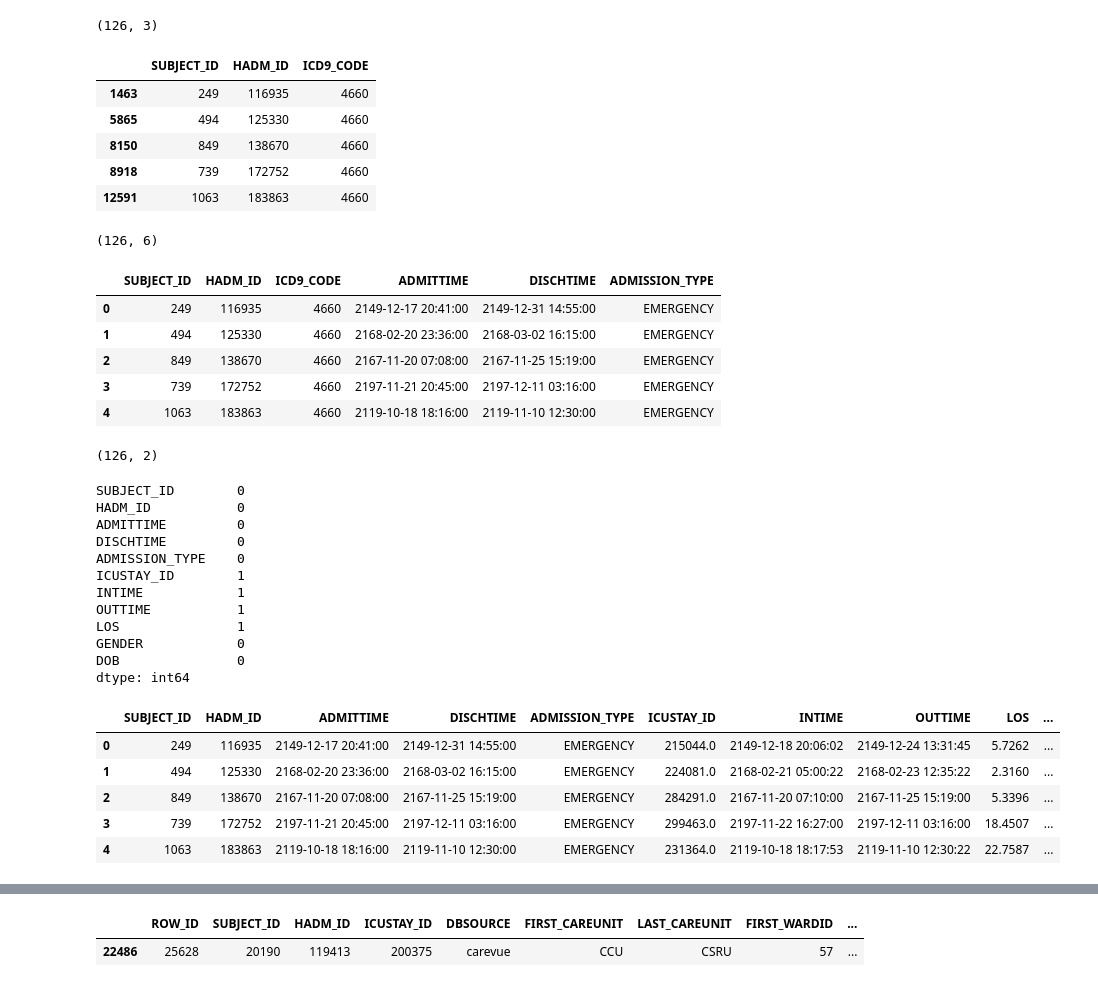
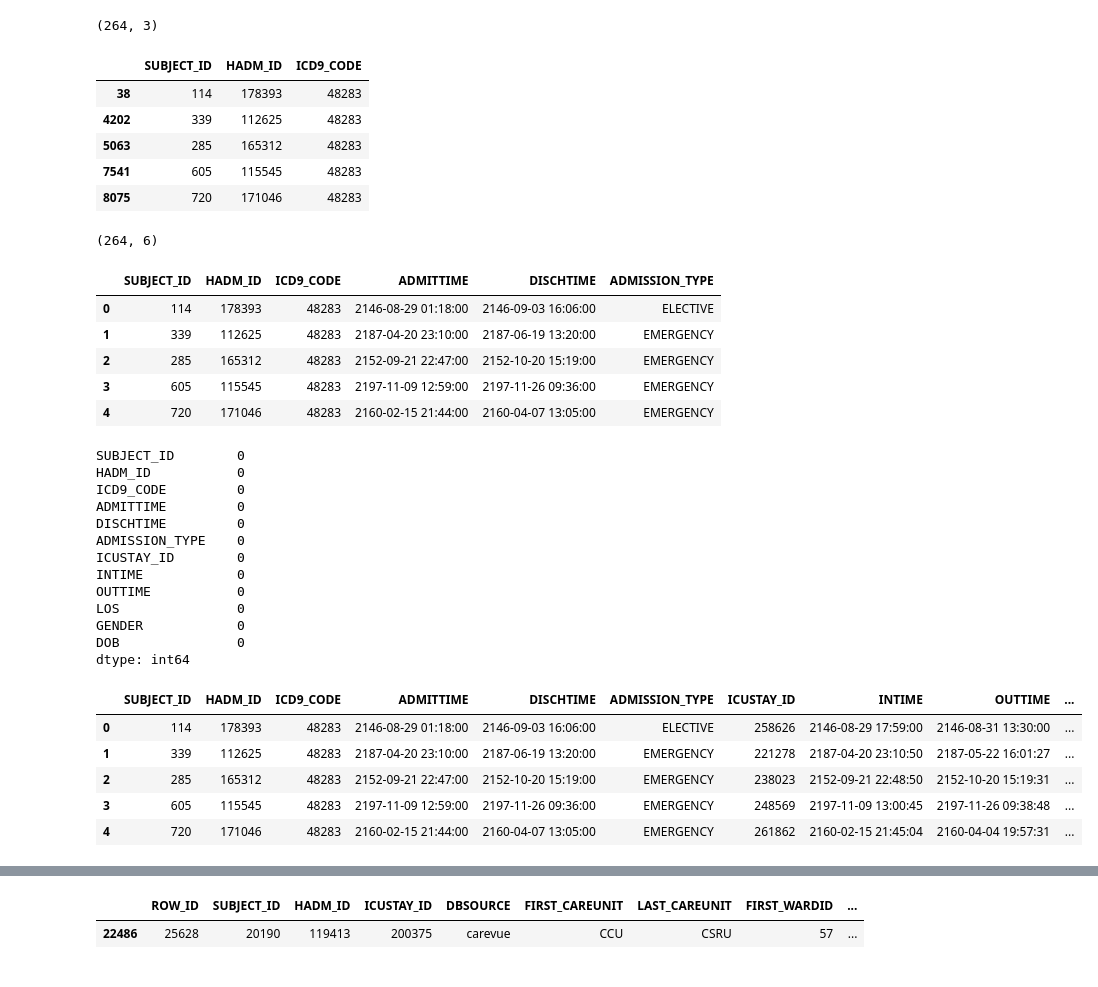
Before and after one commit to Francesinhas/mimic3-length-of-stay-prediction, a Jupyter notebook: 24hVisualisation.ipynb, the cells around one changed output, grey strips where cells are left out. Cells and saved outputs as stored; diff of their text form; code cells hidden in the pictures.

```diff
--- a/24hVisualisation.ipynb
+++ b/24hVisualisation.ipynb
@@ -9,20 +9,20 @@ df_admissions = pd.read_csv(data_path + 'ADMISSIONS.csv.gz')           # Item de
 df_icustays = pd.read_csv(data_path + 'ICUSTAYS.csv.gz')        # ICU stay times
 df_diagnoses = pd.read_csv(data_path + 'DIAGNOSES_ICD.csv.gz', low_memory=False) # Chart
 # %%
-# Filter for Acute Bronchitis (ICD-9 = 4660)
-df_target = df_diagnoses[df_diagnoses['ICD9_CODE'] == '4660'][['SUBJECT_ID', 'HADM_ID', 'ICD9_CODE']]
+# Filter for Pneumonia (ICD-9 = 48283)
+df_target = df_diagnoses[df_diagnoses['ICD9_CODE'] == '48283'][['SUBJECT_ID', 'HADM_ID', 'ICD9_CODE']]
 
 print(df_target.shape)
 
 df_target.head()
 # %% [output]
-(126, 3)
+(264, 3)
 |  | SUBJECT_ID | HADM_ID | ICD9_CODE |
-| 1463 | 249 | 116935 | 4660 |
-| 5865 | 494 | 125330 | 4660 |
-| 8150 | 849 | 138670 | 4660 |
-| 8918 | 739 | 172752 | 4660 |
-| 12591 | 1063 | 183863 | 4660 |
+| 38 | 114 | 178393 | 48283 |
+| 4202 | 339 | 112625 | 48283 |
+| 5063 | 285 | 165312 | 48283 |
+| 7541 | 605 | 115545 | 48283 |
+| 8075 | 720 | 171046 | 48283 |
 # %%
 # Merge with admissions to get LOS
 df_merged = pd.merge(
@@ -34,13 +34,13 @@ df_merged = pd.merge(
 print(df_merged.shape)
 df_merged.head()
 # %% [output]
-(126, 6)
+(264, 6)
 |  | SUBJECT_ID | HADM_ID | ICD9_CODE | ADMITTIME | DISCHTIME | ADMISSION_TYPE |
-| 0 | 249 | 116935 | 4660 | 2149-12-17 20:41:00 | 2149-12-31 14:55:00 | EMERGENCY |
-| 1 | 494 | 125330 | 4660 | 2168-02-20 23:36:00 | 2168-03-02 16:15:00 | EMERGENCY |
-| 2 | 849 | 138670 | 4660 | 2167-11-20 07:08:00 | 2167-11-25 15:19:00 | EMERGENCY |
-| 3 | 739 | 172752 | 4660 | 2197-11-21 20:45:00 | 2197-12-11 03:16:00 | EMERGENCY |
-| 4 | 1063 | 183863 | 4660 | 2119-10-18 18:16:00 | 2119-11-10 12:30:00 | EMERGENCY |
+| 0 | 114 | 178393 | 48283 | 2146-08-29 01:18:00 | 2146-09-03 16:06:00 | ELECTIVE |
+| 1 | 339 | 112625 | 48283 | 2187-04-20 23:10:00 | 2187-06-19 13:20:00 | EMERGENCY |
+| 2 | 285 | 165312 | 48283 | 2152-09-21 22:47:00 | 2152-10-20 15:19:00 | EMERGENCY |
+| 3 | 605 | 115545 | 48283 | 2197-11-09 12:59:00 | 2197-11-26 09:36:00 | EMERGENCY |
+| 4 | 720 | 171046 | 48283 | 2160-02-15 21:44:00 | 2160-04-07 13:05:00 | EMERGENCY |
 # %%
 # Calculate LOS in days
 # df_merged['LOS'] = (pd.to_datetime(df_merged['DISCHTIME']) - pd.to_datetime(df_merged['ADMITTIME'])).dt.total_seconds() / 86400
@@ -64,39 +64,41 @@ df_merged = pd.merge(
 
 df_merged.isnull().sum()
 # %% [output]
-(126, 2)
+SUBJECT_ID        0
+HADM_ID           0
+ICD9_CODE         0
+ADMITTIME         0
+DISCHTIME         0
+ADMISSION_TYPE    0
+ICUSTAY_ID        0
+INTIME            0
+OUTTIME           0
+LOS               0
+GENDER            0
+DOB               0
+dtype: int64
-SUBJECT_ID        0
-HADM_ID           0
-ADMITTIME         0
-DISCHTIME         0
-ADMISSION_TYPE    0
-ICUSTAY_ID        1
-INTIME            1
-OUTTIME           1
-LOS               1
-GENDER            0
-DOB               0
-dtype: int64
 # %%
 df_merged['ADMITTIME'] = pd.to_datetime(df_merged['ADMITTIME'])
 df_merged['DOB'] = pd.to_datetime(df_merged['DOB'])
 
 # Correctly subtract the years
 df_merged['age'] = df_merged['ADMITTIME'].dt.year - df_merged['DOB'].dt.year
 df_merged.loc[df_merged['age'] > 89, 'age'] = 91  # Handle MIMIC-III's >89 group
 
 df_merged = df_merged[df_merged['LOS'] > 1]
 
 df_merged = df_merged.drop(df_merged['LOS'].idxmax())
+df_merged = df_merged.drop(df_merged['LOS'].idxmax())
+
 
 df_merged.head()
 # %% [output]
-|  | SUBJECT_ID | HADM_ID | ADMITTIME | DISCHTIME | ADMISSION_TYPE | ICUSTAY_ID | INTIME | OUTTIME | LOS | ... |
-| 0 | 249 | 116935 | 2149-12-17 20:41:00 | 2149-12-31 14:55:00 | EMERGENCY | 215044.0 | 2149-12-18 20:06:02 | 2149-12-24 13:31:45 | 5.7262 | ... |
-| 1 | 494 | 125330 | 2168-02-20 23:36:00 | 2168-03-02 16:15:00 | EMERGENCY | 224081.0 | 2168-02-21 05:00:22 | 2168-02-23 12:35:22 | 2.3160 | ... |
-| 2 | 849 | 138670 | 2167-11-20 07:08:00 | 2167-11-25 15:19:00 | EMERGENCY | 284291.0 | 2167-11-20 07:10:00 | 2167-11-25 15:19:00 | 5.3396 | ... |
-| 3 | 739 | 172752 | 2197-11-21 20:45:00 | 2197-12-11 03:16:00 | EMERGENCY | 299463.0 | 2197-11-22 16:27:00 | 2197-12-11 03:16:00 | 18.4507 | ... |
-| 4 | 1063 | 183863 | 2119-10-18 18:16:00 | 2119-11-10 12:30:00 | EMERGENCY | 231364.0 | 2119-10-18 18:17:53 | 2119-11-10 12:30:22 | 22.7587 | ... |
+|  | SUBJECT_ID | HADM_ID | ICD9_CODE | ADMITTIME | DISCHTIME | ADMISSION_TYPE | ICUSTAY_ID | INTIME | OUTTIME | ... |
+| 0 | 114 | 178393 | 48283 | 2146-08-29 01:18:00 | 2146-09-03 16:06:00 | ELECTIVE | 258626 | 2146-08-29 17:59:00 | 2146-08-31 13:30:00 | ... |
+| 1 | 339 | 112625 | 48283 | 2187-04-20 23:10:00 | 2187-06-19 13:20:00 | EMERGENCY | 221278 | 2187-04-20 23:10:50 | 2187-05-22 16:01:27 | ... |
+| 2 | 285 | 165312 | 48283 | 2152-09-21 22:47:00 | 2152-10-20 15:19:00 | EMERGENCY | 238023 | 2152-09-21 22:48:50 | 2152-10-20 15:19:31 | ... |
+| 3 | 605 | 115545 | 48283 | 2197-11-09 12:59:00 | 2197-11-26 09:36:00 | EMERGENCY | 248569 | 2197-11-09 13:00:45 | 2197-11-26 09:38:48 | ... |
+| 4 | 720 | 171046 | 48283 | 2160-02-15 21:44:00 | 2160-04-07 13:05:00 | EMERGENCY | 261862 | 2160-02-15 21:45:04 | 2160-04-04 19:57:31 | ... |
 # %%
 df_ascending = df_merged.sort_values('LOS', ascending=True)
 print("Top 5 Shortest LOS:")
```
Also changed, not shown: parts of 18 cells of this notebook, 2 other files.
